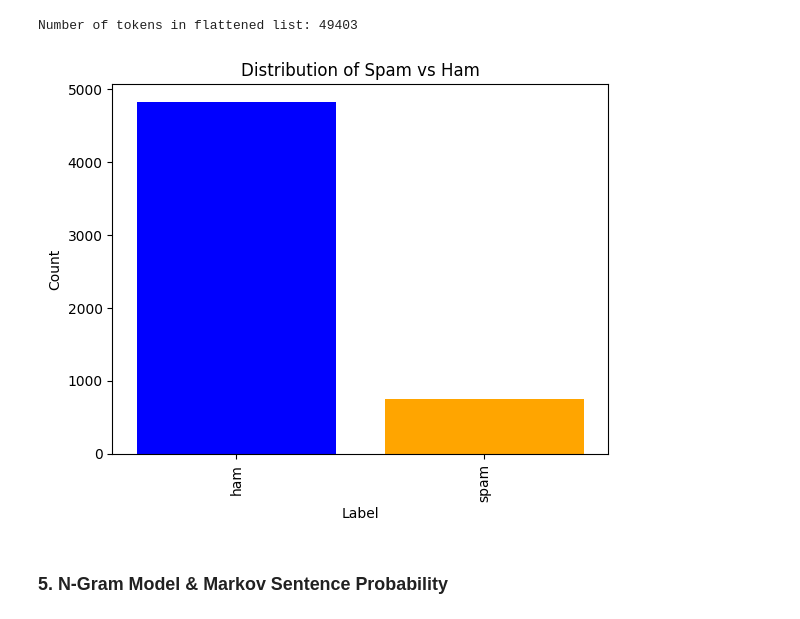
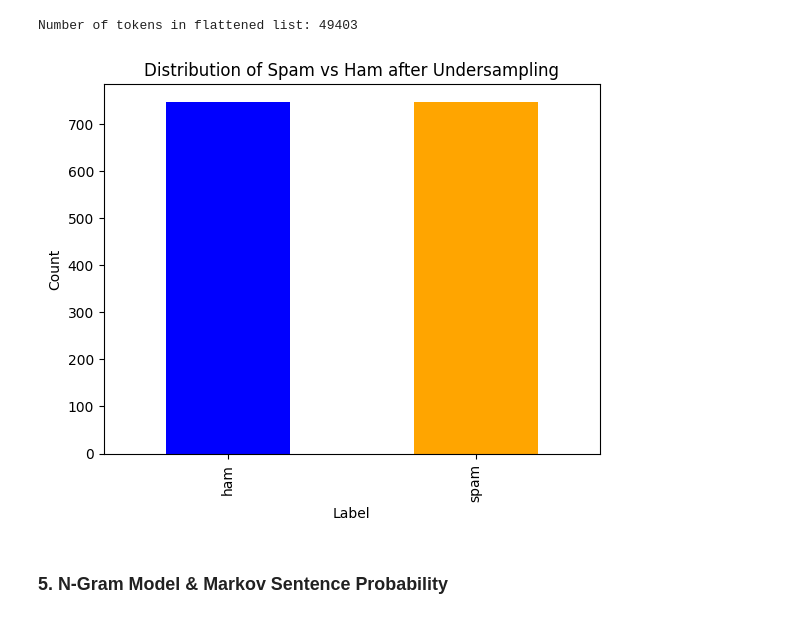
Before and after one commit to Mennah-Elsheikh/spam_detection, a Jupyter notebook: spam_detection.ipynb, the cells around one changed output. Drawn from its saved outputs; the diff is of its cells as text; code cells hidden in the pictures.

```diff
--- a/spam_detection.ipynb
+++ b/spam_detection.ipynb
@@ -218,16 +218,30 @@ all_tokens = [token for tokens in df['clean_tokens'] for token in tokens]
 print("Number of tokens in flattened list:", len(all_tokens))
 # %% [output]
 Number of tokens in flattened list: 49403
+# %%
+# solve the problem of imbalanced dataset (without SMOTE for text)
+X = df['text']
+y = df['label'].map({'ham': 0, 'spam': 1})  # map ham to 0, spam to 1
+
+# TF-IDF vectorization
+vectorizer = TfidfVectorizer(tokenizer=clean_text)
+X_vectorized = vectorizer.fit_transform(X)
+
+# Undersampling instead of SMOTE
+from imblearn.under_sampling import RandomUnderSampler
+rus = RandomUnderSampler(random_state=42)
+X_resampled, y_resampled = rus.fit_resample(X_vectorized, y)
 # %%
-df['label'].value_counts().plot(kind='bar')
-color = ['blue', 'orange']
-plt.bar(df['label'].value_counts().index, df['label'].value_counts().values, color=color)
-plt.title('Distribution of Spam vs Ham')
+# visualize the new class distribution
+resampled_counts = pd.Series(y_resampled).value_counts()
+resampled_counts.index = resampled_counts.index.map({0: 'ham', 1: 'spam'})
+resampled_counts.plot(kind='bar', color=color)
+plt.title('Distribution of Spam vs Ham after Undersampling')
 plt.xlabel('Label')
 plt.ylabel('Count')
 plt.show()
 # %% [output]
-[figure, old version]
+[figure, new version]
 # %% [markdown]
 ### **5. N-Gram Model & Markov Sentence Probability**
 # %% [markdown]
```
Also changed, not shown: parts of 15 cells of this notebook, 2 other files.
